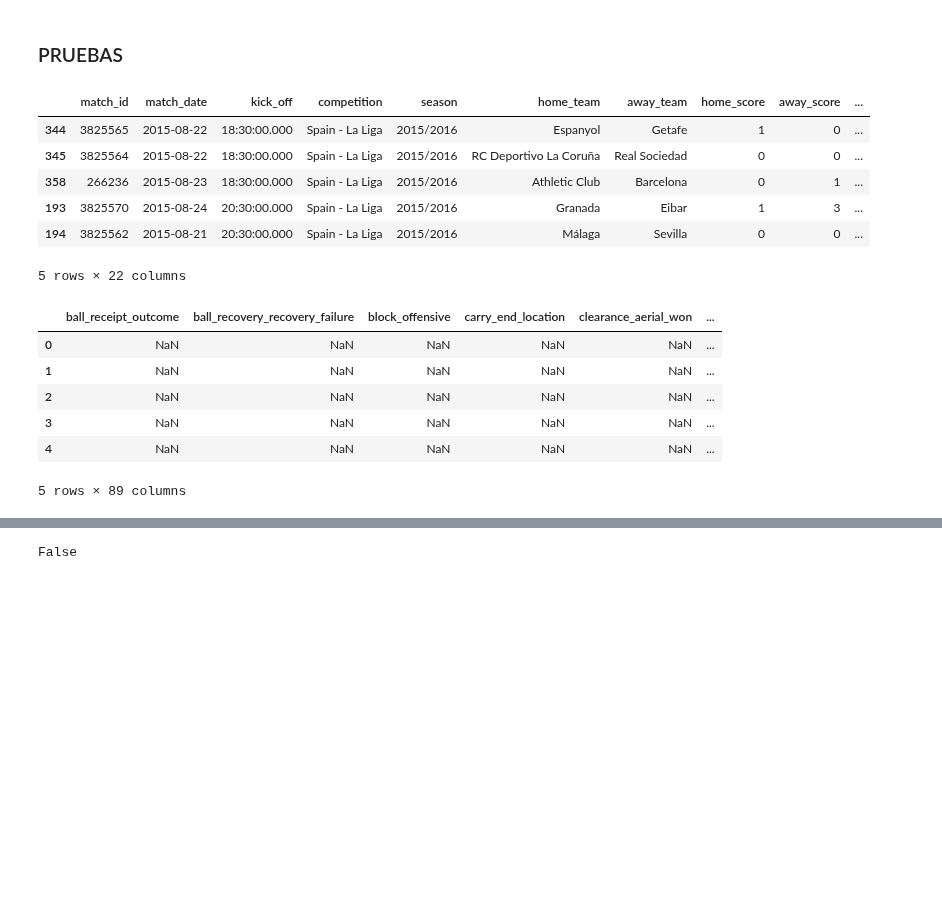
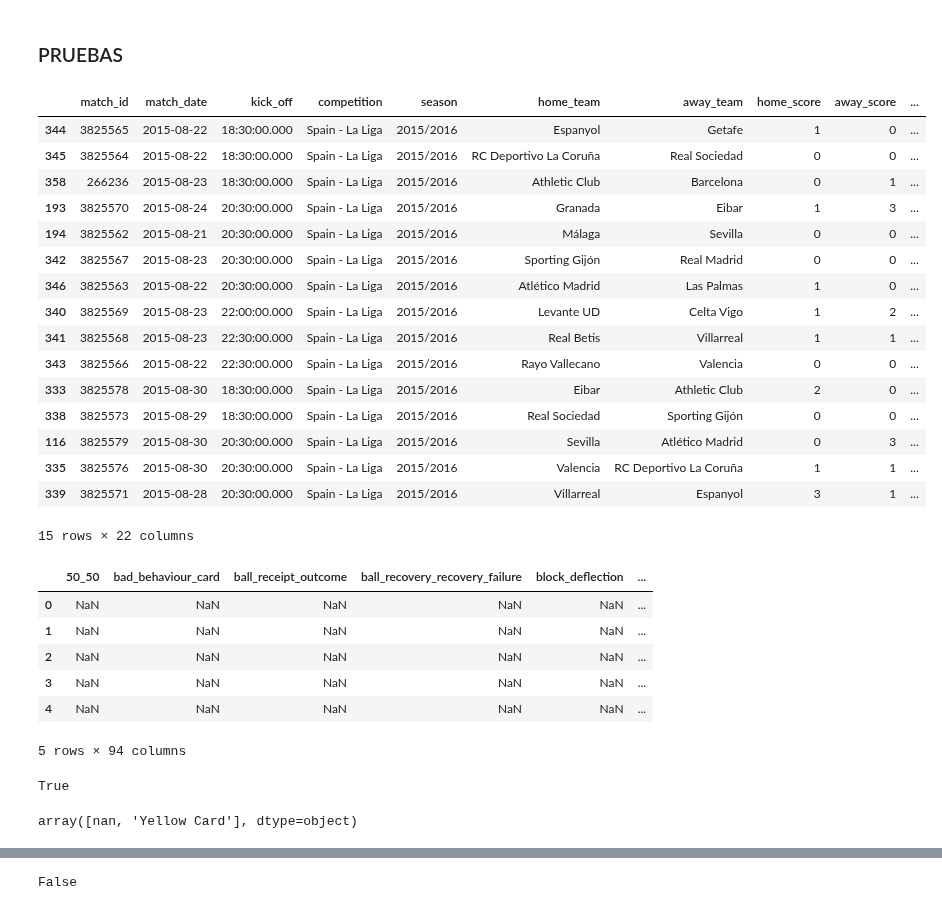
Before and after one commit to Jaime-Linares/DataAnalysis-FootySage, a Jupyter notebook: feature_selection.ipynb, the cells around one changed output, grey strips where cells are left out. Cells and saved outputs as stored; diff of their text form; code cells hidden in the pictures; blank space fills up the shorter version.

```diff
--- a/feature_selection.ipynb
+++ b/feature_selection.ipynb
@@ -88,27 +103,46 @@ All matches from the competition processed and save in data/processed/La Liga(20
 # %% [markdown]
 ### PRUEBAS
 # %%
-matches_sorted_by_week_df.head()
+matches_sorted_by_week_df.head(15)
 # %% [output]
 |  | match_id | match_date | kick_off | competition | season | home_team | away_team | home_score | away_score | ... |
 | 344 | 3825565 | 2015-08-22 | 18:30:00.000 | Spain - La Liga | 2015/2016 | Espanyol | Getafe | 1 | 0 | ... |
 | 345 | 3825564 | 2015-08-22 | 18:30:00.000 | Spain - La Liga | 2015/2016 | RC Deportivo La Coruña | Real Sociedad | 0 | 0 | ... |
 | 358 | 266236 | 2015-08-23 | 18:30:00.000 | Spain - La Liga | 2015/2016 | Athletic Club | Barcelona | 0 | 1 | ... |
 | 193 | 3825570 | 2015-08-24 | 20:30:00.000 | Spain - La Liga | 2015/2016 | Granada | Eibar | 1 | 3 | ... |
 | 194 | 3825562 | 2015-08-21 | 20:30:00.000 | Spain - La Liga | 2015/2016 | Málaga | Sevilla | 0 | 0 | ... |
+| 342 | 3825567 | 2015-08-23 | 20:30:00.000 | Spain - La Liga | 2015/2016 | Sporting Gijón | Real Madrid | 0 | 0 | ... |
+| 346 | 3825563 | 2015-08-22 | 20:30:00.000 | Spain - La Liga | 2015/2016 | Atlético Madrid | Las Palmas | 1 | 0 | ... |
+| 340 | 3825569 | 2015-08-23 | 22:00:00.000 | Spain - La Liga | 2015/2016 | Levante UD | Celta Vigo | 1 | 2 | ... |
+| 341 | 3825568 | 2015-08-23 | 22:30:00.000 | Spain - La Liga | 2015/2016 | Real Betis | Villarreal | 1 | 1 | ... |
+| 343 | 3825566 | 2015-08-22 | 22:30:00.000 | Spain - La Liga | 2015/2016 | Rayo Vallecano | Valencia | 0 | 0 | ... |
+| 333 | 3825578 | 2015-08-30 | 18:30:00.000 | Spain - La Liga | 2015/2016 | Eibar | Athletic Club | 2 | 0 | ... |
+| 338 | 3825573 | 2015-08-29 | 18:30:00.000 | Spain - La Liga | 2015/2016 | Real Sociedad | Sporting Gijón | 0 | 0 | ... |
+| 116 | 3825579 | 2015-08-30 | 20:30:00.000 | Spain - La Liga | 2015/2016 | Sevilla | Atlético Madrid | 0 | 3 | ... |
+| 335 | 3825576 | 2015-08-30 | 20:30:00.000 | Spain - La Liga | 2015/2016 | Valencia | RC Deportivo La Coruña | 1 | 1 | ... |
+| 339 | 3825571 | 2015-08-28 | 20:30:00.000 | Spain - La Liga | 2015/2016 | Villarreal | Espanyol | 3 | 1 | ... |
-5 rows × 22 columns
+15 rows × 22 columns
 # %%
 from statsbombpy import sb
-events_df = sb.events(match_id=3825565)
+events_df = sb.events(match_id=266236)
 events_df.head()
 # %% [output]
-|  | ball_receipt_outcome | ball_recovery_recovery_failure | block_offensive | carry_end_location | clearance_aerial_won | ... |
+|  | 50_50 | bad_behaviour_card | ball_receipt_outcome | ball_recovery_recovery_failure | block_deflection | ... |
 | 0 | NaN | NaN | NaN | NaN | NaN | ... |
 | 1 | NaN | NaN | NaN | NaN | NaN | ... |
 | 2 | NaN | NaN | NaN | NaN | NaN | ... |
 | 3 | NaN | NaN | NaN | NaN | NaN | ... |
 | 4 | NaN | NaN | NaN | NaN | NaN | ... |
-5 rows × 89 columns
+5 rows × 94 columns
+# %%
+esta = 'bad_behaviour_card' in events_df.columns
+esta
+# %% [output]
+True
+# %%
+events_df['bad_behaviour_card'].unique()
+# %% [output]
+array([nan, 'Yellow Card'], dtype=object)
 # %%
 ordenado = events_df.sort_values(by='timestamp', ascending=False)
 ordenado
```
Also changed, not shown: parts of 5 cells of this notebook, 2 other files.
